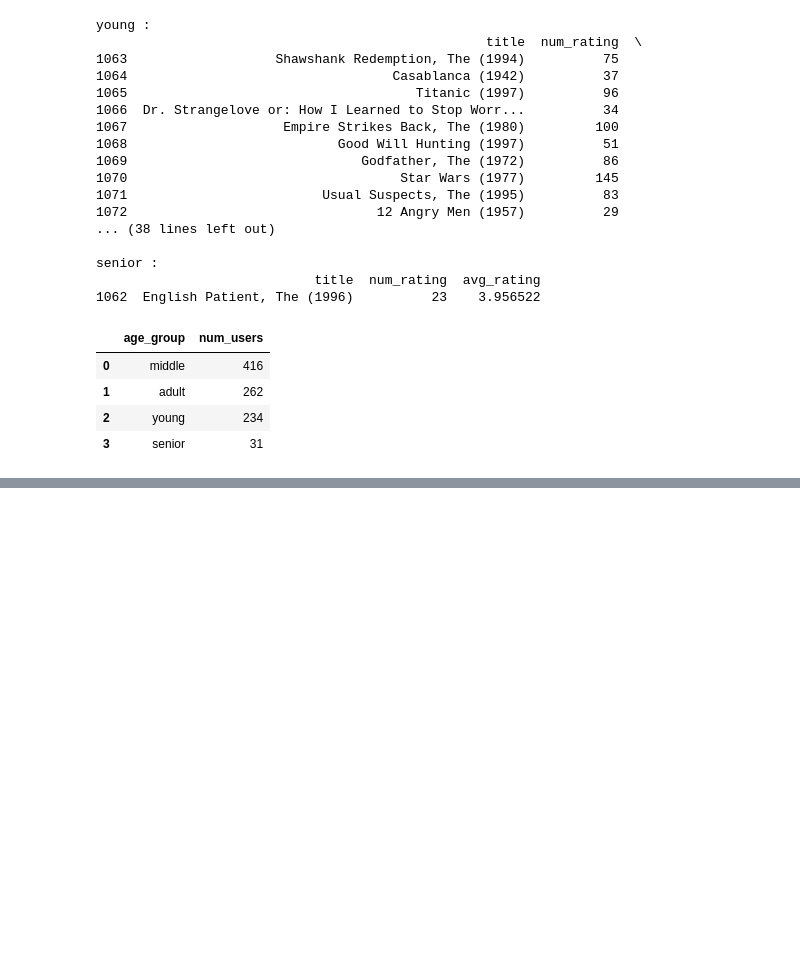
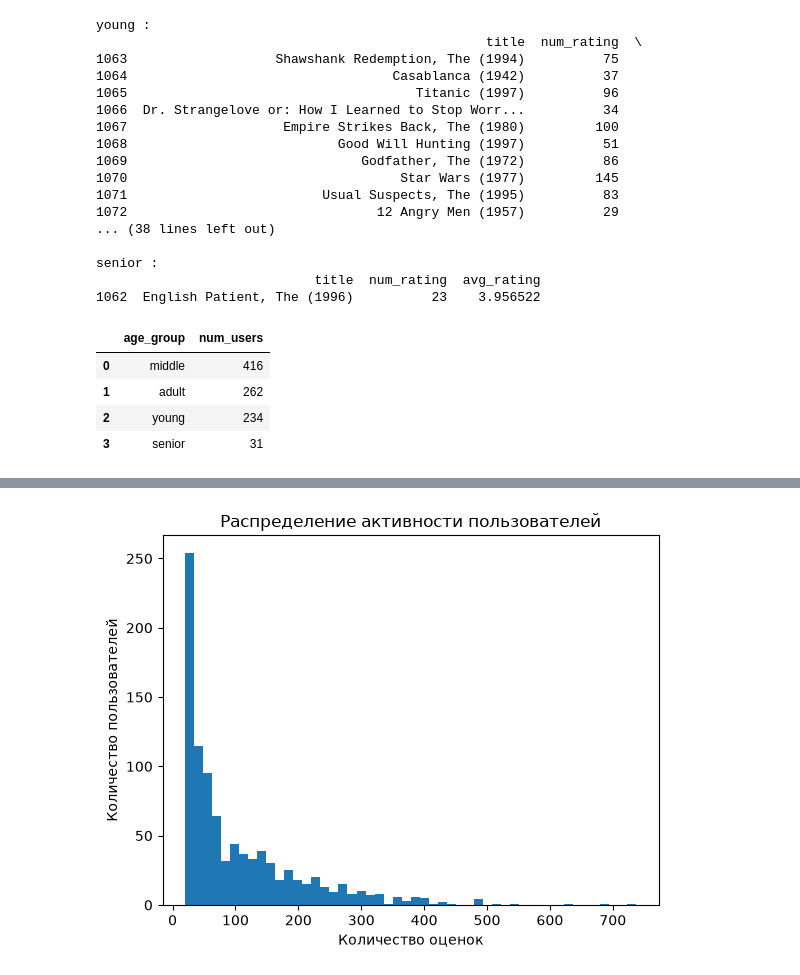
Before and after one commit to tagmrr/ml-recommender, a Jupyter notebook: notebooks/01_load_and_eda.ipynb, the cells around one changed output, grey strips where cells are left out. Saved outputs shown, nothing was run; the diff lists cells and outputs as text; code cells hidden in the pictures; blank space fills up the shorter version.

```diff
--- a/notebooks/01_load_and_eda.ipynb
+++ b/notebooks/01_load_and_eda.ipynb
@@ -153,0 +156,8 @@ AttributeError: module 'matplotlib' has no attribute 'bar'
+# %%
+user_activity  = pd.read_sql_query("""SELECT user_id, COUNT (*) AS num_of_users_rating
+FROM ratings
+GROUP BY user_id
+""", conn)
+
+print(user_activity.head(10))
+print(user_activity.shape)
@@ -153,0 +177,9 @@ AttributeError: module 'matplotlib' has no attribute 'bar'
+# %%
+plt.hist(user_activity['num_of_users_rating'], bins=50)
+plt.xlabel('Количество оценок')
+plt.ylabel('Количество пользователей')
+plt.title('Распределение активности пользователей')
+plt.savefig('../reports/figures/user_activity.png', dpi=150, bbox_inches='tight')
+plt.show()
+# %% [output]
+[figure, added]
```
Also changed, not shown: parts of 13 cells of this notebook, 2 other files.
